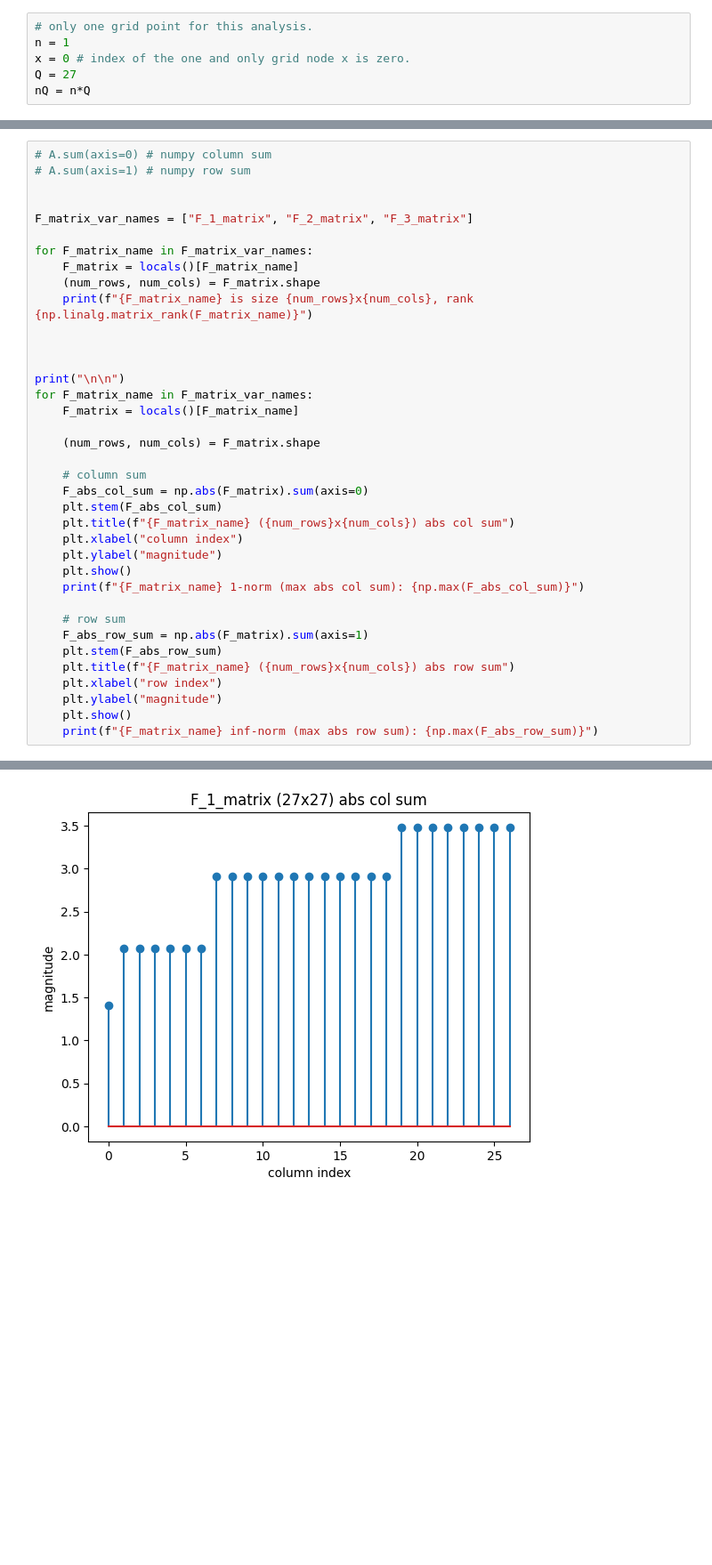
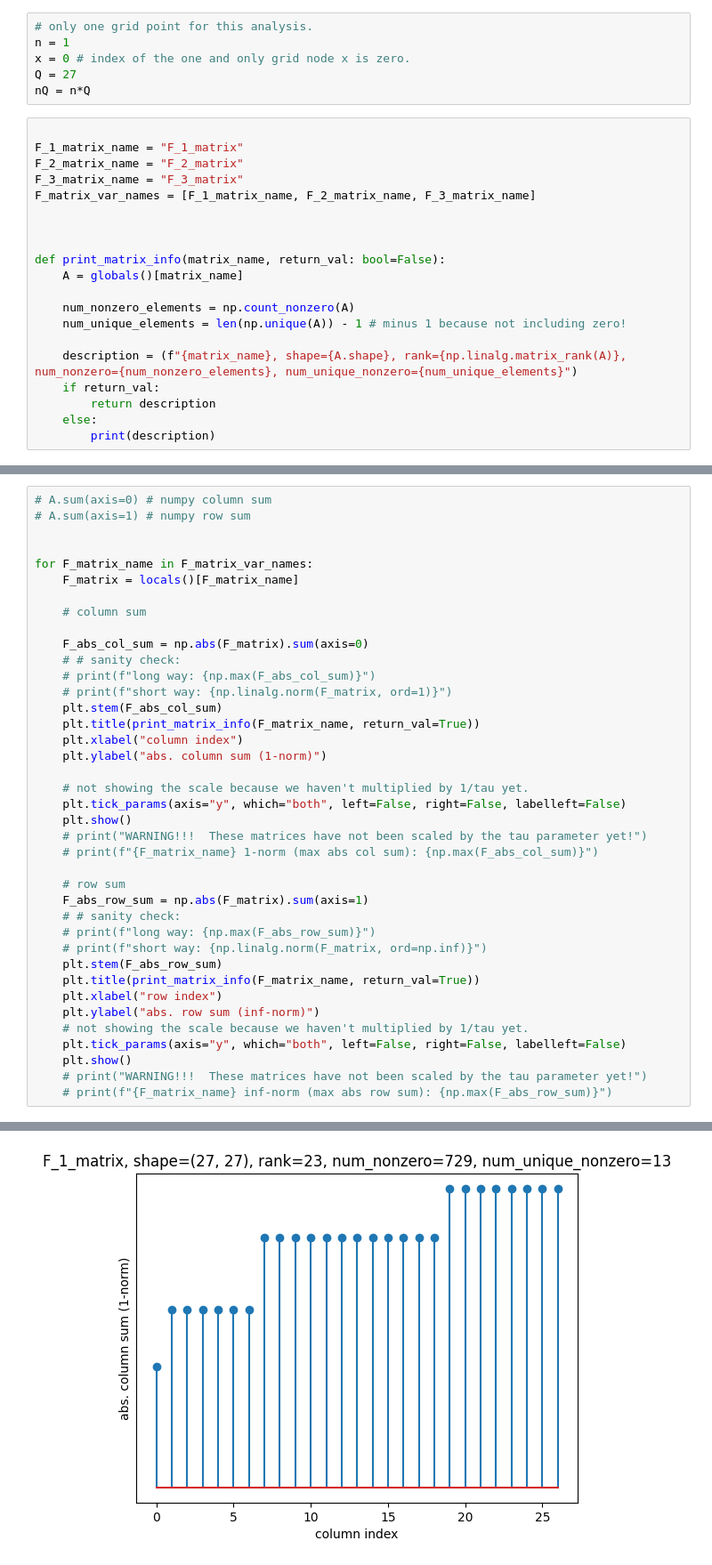
Before and after one commit to jp7745/qb-lbm, a Jupyter notebook: bounding_A_norm.ipynb, the cells around one changed output, grey strips where cells are left out. Shown at 89% size. Cells and saved outputs as stored; diff of their text form; blank space fills up the shorter version.

Commit message:
rearranged notebook and added matrix plotting

```diff
--- a/bounding_A_norm.ipynb
+++ b/bounding_A_norm.ipynb
@@ -25,4 +28,24 @@ n = 1
 x = 0 # index of the one and only grid node x is zero.
 Q = 27
 nQ = n*Q
+# %%
+
+F_1_matrix_name = "F_1_matrix"
+F_2_matrix_name = "F_2_matrix"
+F_3_matrix_name = "F_3_matrix"
+F_matrix_var_names = [F_1_matrix_name, F_2_matrix_name, F_3_matrix_name]
+
+
+
+def print_matrix_info(matrix_name, return_val: bool=False):
+    A = globals()[matrix_name]
+
+    num_nonzero_elements = np.count_nonzero(A)
+    num_unique_elements = len(np.unique(A)) - 1 # minus 1 because not including zero!
+
+    description = (f"{matrix_name}, shape={A.shape}, rank={np.linalg.matrix_rank(A)}, num_nonzero={num_nonzero_elements}, num_unique_nonzero={num_unique_elements}")
+    if return_val:
+        return description
+    else:
+        print(description)
 # %%
@@ -183,36 +241,38 @@ rank of F_1 matrix: 23
 # A.sum(axis=1) # numpy row sum
 
 
-F_matrix_var_names = ["F_1_matrix", "F_2_matrix", "F_3_matrix"]
-
-for F_matrix_name in F_matrix_var_names:
-    F_matrix = locals()[F_matrix_name]
-    (num_rows, num_cols) = F_matrix.shape
-    print(f"{F_matrix_name} is size {num_rows}x{num_cols}, rank {np.linalg.matrix_rank(F_matrix_name)}")
-
-
-
-print("\n\n")
 for F_matrix_name in F_matrix_var_names:
     F_matrix = locals()[F_matrix_name]
 
-    (num_rows, num_cols) = F_matrix.shape
+    # column sum
 
-    # column sum
     F_abs_col_sum = np.abs(F_matrix).sum(axis=0)
+    # # sanity check:
+    # print(f"long way: {np.max(F_abs_col_sum)}")
+    # print(f"short way: {np.linalg.norm(F_matrix, ord=1)}")
     plt.stem(F_abs_col_sum)
-    plt.title(f"{F_matrix_name} ({num_rows}x{num_cols}) abs col sum")
+    plt.title(print_matrix_info(F_matrix_name, return_val=True))
     plt.xlabel("column index")
-    plt.ylabel("magnitude")
+    plt.ylabel("abs. column sum (1-norm)")
+
+    # not showing the scale because we haven't multiplied by 1/tau yet.
+    plt.tick_params(axis="y", which="both", left=False, right=False, labelleft=False)
     plt.show()
-    print(f"{F_matrix_name} 1-norm (max abs col sum): {np.max(F_abs_col_sum)}")
+    # print("WARNING!!!  These matrices have not been scaled by the tau parameter yet!")
+    # print(f"{F_matrix_name} 1-norm (max abs col sum): {np.max(F_abs_col_sum)}")
 
     # row sum
     F_abs_row_sum = np.abs(F_matrix).sum(axis=1)
+    # # sanity check:
+    # print(f"long way: {np.max(F_abs_row_sum)}")
+    # print(f"short way: {np.linalg.norm(F_matrix, ord=np.inf)}")
     plt.stem(F_abs_row_sum)
-    plt.title(f"{F_matrix_name} ({num_rows}x{num_cols}) abs row sum")
+    plt.title(print_matrix_info(F_matrix_name, return_val=True))
     plt.xlabel("row index")
-    plt.ylabel("magnitude")
+    plt.ylabel("abs. row sum (inf-norm)")
+    # not showing the scale because we haven't multiplied by 1/tau yet.
+    plt.tick_params(axis="y", which="both", left=False, right=False, labelleft=False)
     plt.show()
-    print(f"{F_matrix_name} inf-norm (max abs row sum): {np.max(F_abs_row_sum)}")
+    # print("WARNING!!!  These matrices have not been scaled by the tau parameter yet!")
+    # print(f"{F_matrix_name} inf-norm (max abs row sum): {np.max(F_abs_row_sum)}")
 # %% [output]
@@ -222 +279 @@ F_3_matrix is size 27x19683, rank 1
-[figure, old version]
+[figure, new version]
```
Also changed, not shown: parts of 12 cells of this notebook, 3 other files.
